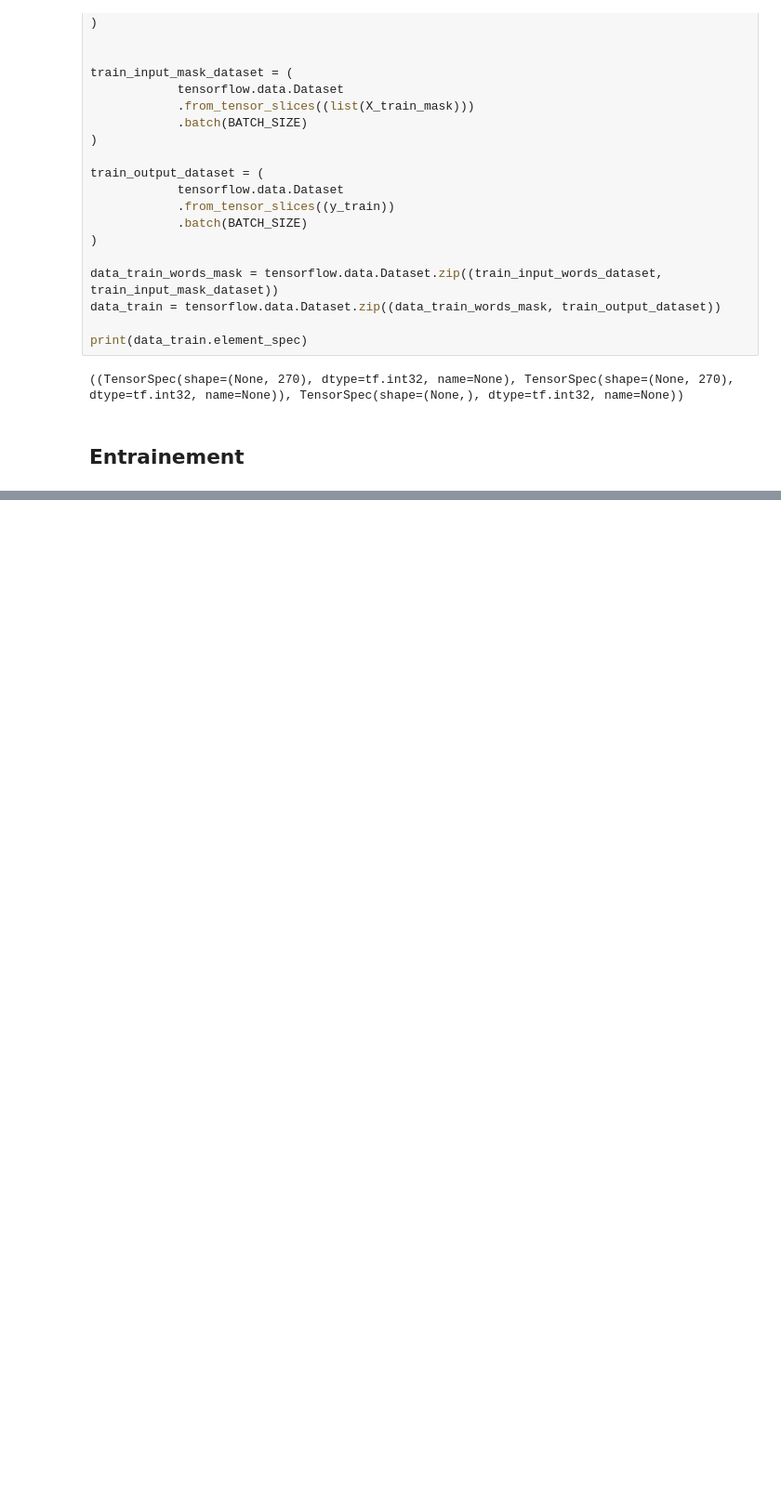
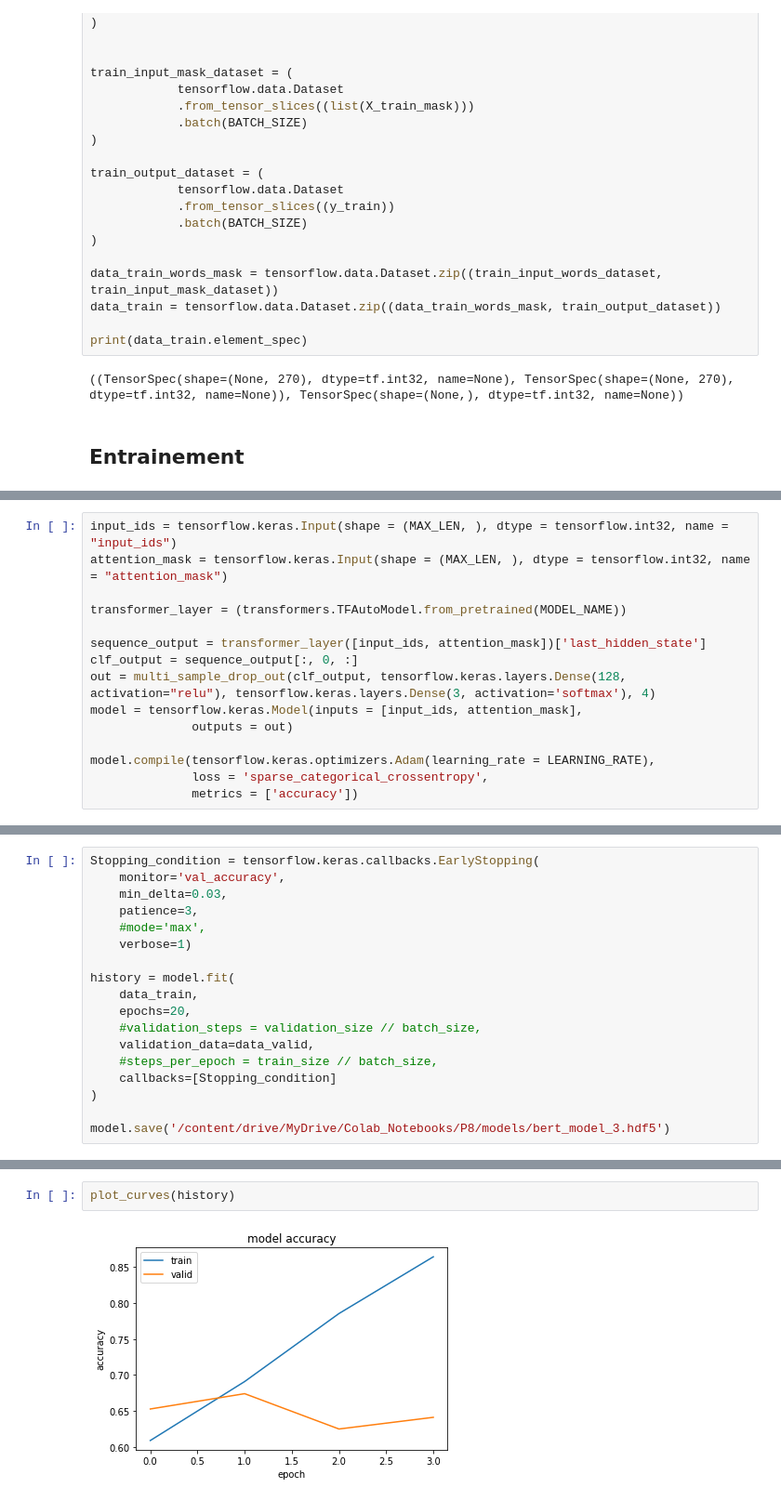
Before and after one commit to bonnefco/P8, a Jupyter notebook: P8_BERT_MODELS.ipynb, the cells around one changed output, grey strips where cells are left out. Shown at 93% size. Saved outputs shown, nothing was run; the diff lists cells and outputs as text; blank space fills up the shorter version.

```diff
--- a/P8_BERT_MODELS.ipynb
+++ b/P8_BERT_MODELS.ipynb
@@ -362,0 +401,15 @@ plot_curves(history)
+# %%
+input_ids = tensorflow.keras.Input(shape = (MAX_LEN, ), dtype = tensorflow.int32, name = "input_ids")
+attention_mask = tensorflow.keras.Input(shape = (MAX_LEN, ), dtype = tensorflow.int32, name = "attention_mask")
+
+transformer_layer = (transformers.TFAutoModel.from_pretrained(MODEL_NAME))
+
+sequence_output = transformer_layer([input_ids, attention_mask])['last_hidden_state']
+clf_output = sequence_output[:, 0, :]
+out = multi_sample_drop_out(clf_output, tensorflow.keras.layers.Dense(128, activation="relu"), tensorflow.keras.layers.Dense(3, activation='softmax'), 4)
+model = tensorflow.keras.Model(inputs = [input_ids, attention_mask],
+              outputs = out)
+
+model.compile(tensorflow.keras.optimizers.Adam(learning_rate = LEARNING_RATE),
+              loss = 'sparse_categorical_crossentropy',
+              metrics = ['accuracy'])
@@ -362,0 +422,18 @@ plot_curves(history)
+# %%
+Stopping_condition = tensorflow.keras.callbacks.EarlyStopping(
+    monitor='val_accuracy',
+    min_delta=0.03,
+    patience=3,
+    #mode='max',
+    verbose=1)
+
+history = model.fit(
+    data_train,
+    epochs=20,
+    #validation_steps = validation_size // batch_size,
+    validation_data=data_valid,
+    #steps_per_epoch = train_size // batch_size,
+    callbacks=[Stopping_condition]
+)
+
+model.save('/content/drive/MyDrive/Colab_Notebooks/P8/models/bert_model_3.hdf5')
@@ -362,0 +450,4 @@ plot_curves(history)
+# %%
+plot_curves(history)
+# %% [output]
+[figure, added]
```
Also changed, not shown: parts of 25 cells of this notebook.
